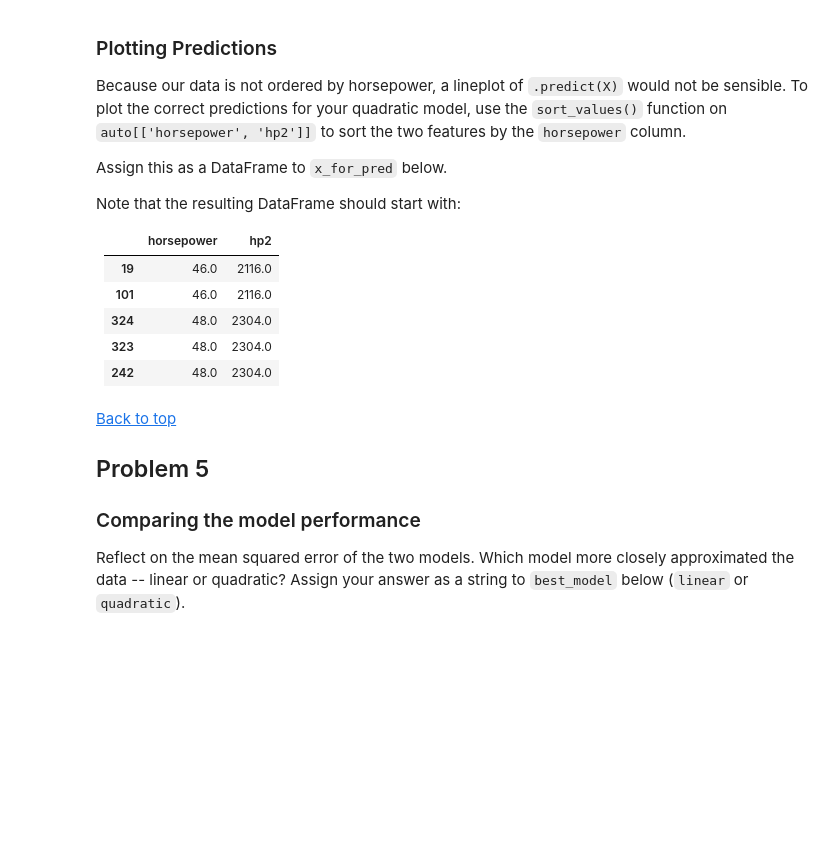
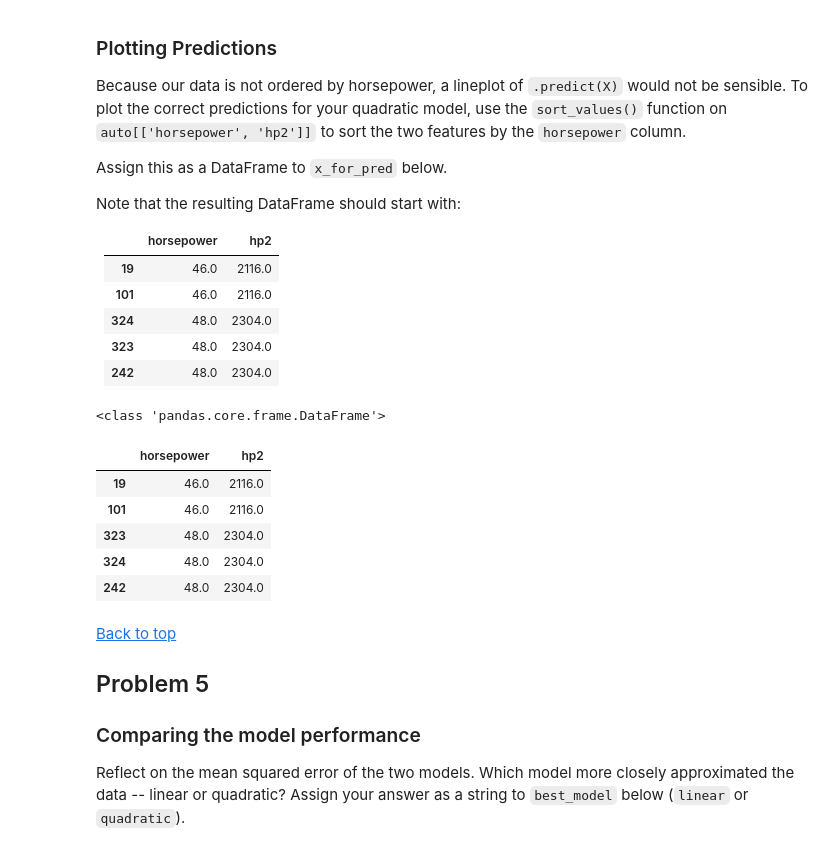
Before and after one commit to revathys/AIMLLearn, a Jupyter notebook: colab_activity8_1.ipynb, the cells around one changed output. Drawn from its saved outputs; the diff is of its cells as text; code cells hidden in the pictures; blank space fills up the shorter version.

```diff
--- a/colab_activity8_1.ipynb
+++ b/colab_activity8_1.ipynb
@@ -170,12 +174,20 @@ Note that the resulting DataFrame should start with:
 # %%
 
 
-x_for_pred = ''
+x_for_pred = auto[['horsepower', 'hp2']].sort_values(by='horsepower')
 
 
 # Answer check
 print(type(x_for_pred))
 x_for_pred.head()
+# %% [output]
+<class 'pandas.core.frame.DataFrame'>
+|  | horsepower | hp2 |
+| 19 | 46.0 | 2116.0 |
+| 101 | 46.0 | 2116.0 |
+| 323 | 48.0 | 2304.0 |
+| 324 | 48.0 | 2304.0 |
+| 242 | 48.0 | 2304.0 |
 # %% [markdown]
 [Back to top](#Index:)
 
```
Also changed, not shown: parts of 2 cells of this notebook.
